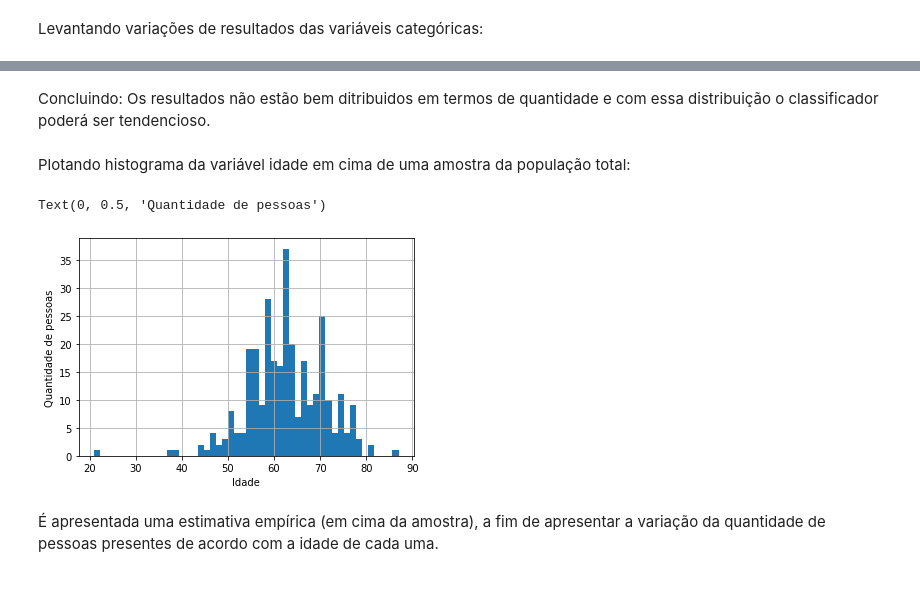
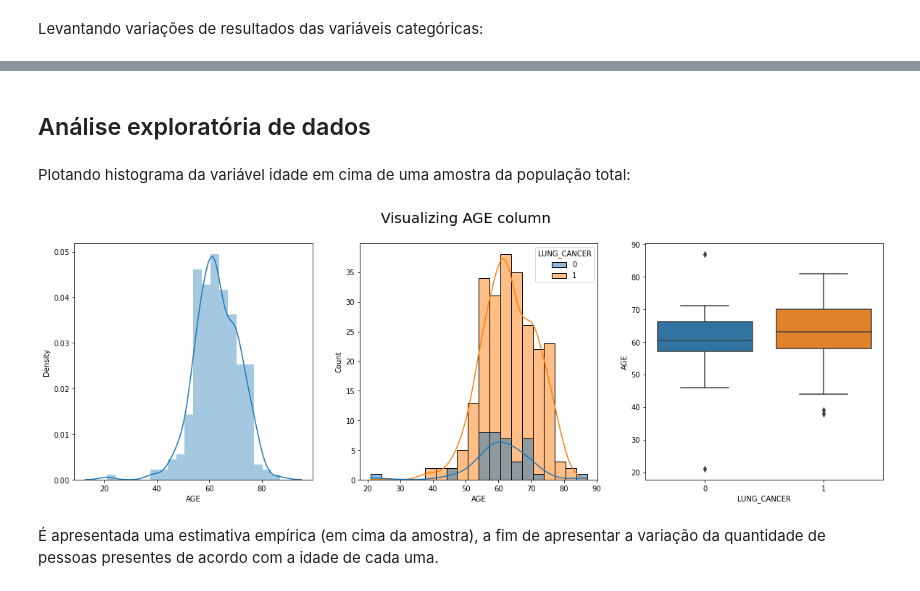
Before and after one commit to RafaelaPapale/projeto-C318, a Jupyter notebook: SURVEY_LUNG_CANCER.ipynb, the cells around one changed output, grey strips where cells are left out. Drawn from its saved outputs; the diff is of its cells as text; code cells hidden in the pictures.

```diff
--- a/SURVEY_LUNG_CANCER.ipynb
+++ b/SURVEY_LUNG_CANCER.ipynb
@@ -241,12 +265,4 @@ Name: LUNG_CANCER, dtype: int64
-# %% [markdown]
-Concluindo: Os resultados não estão bem ditribuidos em termos de quantidade e com essa distribuição o classificador poderá ser tendencioso.
+# %% [markdown]
+## Análise exploratória de dados
 # %% [markdown]
 Plotando histograma da variável idade em cima de uma amostra da população total:
-# %%
-# Histograma plotado em cima da quantidade de pessoas
-df['AGE'].hist(bins = 50)
-plt.xlabel('Idade')
-plt.ylabel('Quantidade de pessoas')
-# %% [output]
-Text(0, 0.5, 'Quantidade de pessoas')
-[figure, removed]
@@ -253,3 +275,14 @@ Text(0, 0.5, 'Quantidade de pessoas')
+# %%
+import warnings
+warnings.filterwarnings('ignore')
+fig,ax = plt.subplots(1,3,figsize=(20,6))
+sns.distplot(df['AGE'],ax=ax[0])
+sns.histplot(data =df,x='AGE',ax=ax[1],hue='LUNG_CANCER',kde=True)
+sns.boxplot(x=df['LUNG_CANCER'],y=df['AGE'],ax=ax[2])
+plt.suptitle("Visualizing AGE column",size=20)
+plt.show()
+# %% [output]
+[figure, added]
 # %% [markdown]
 É apresentada uma estimativa empírica (em cima da amostra), a fim de apresentar a variação da quantidade de pessoas presentes de acordo com a idade de cada uma.
 # %% [markdown]
```
Also changed, not shown: parts of 82 cells of this notebook.
